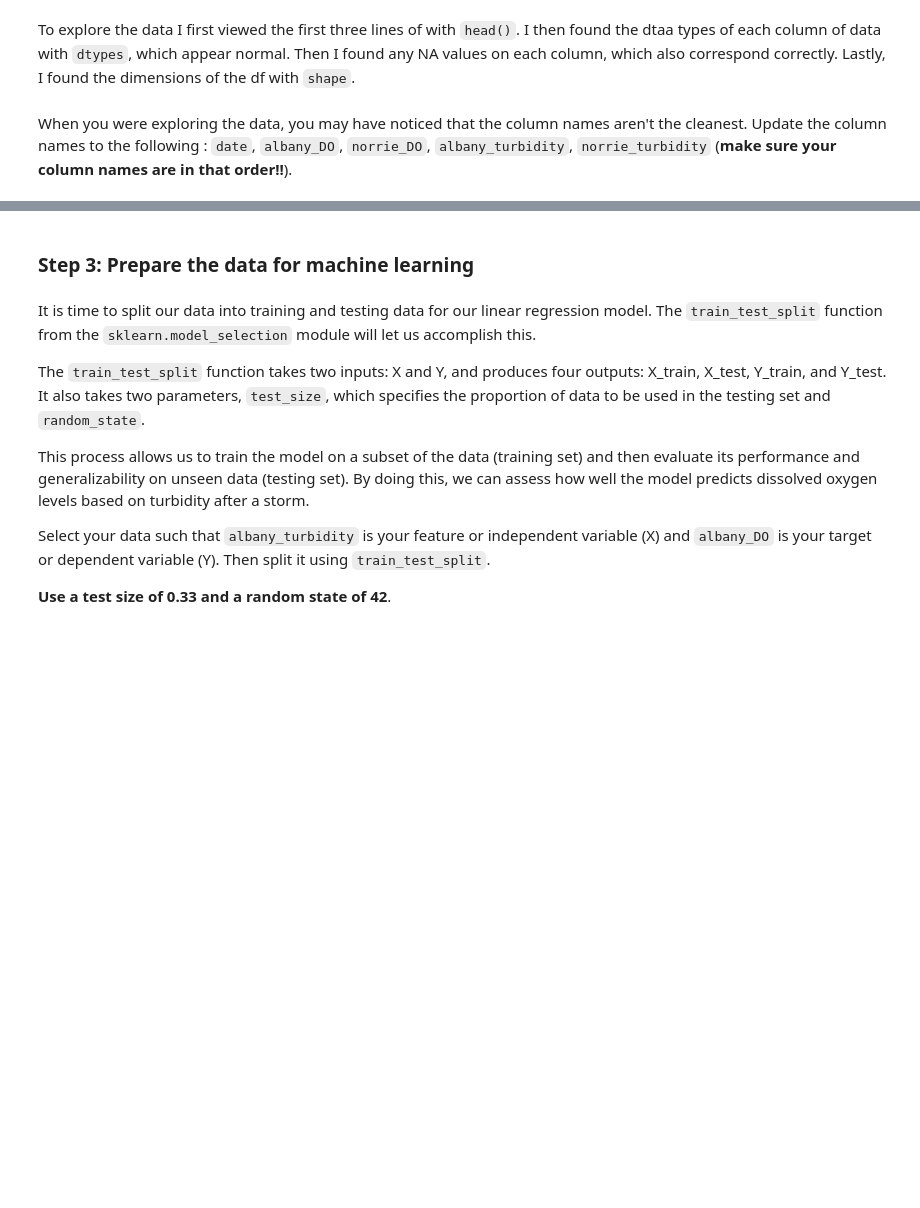
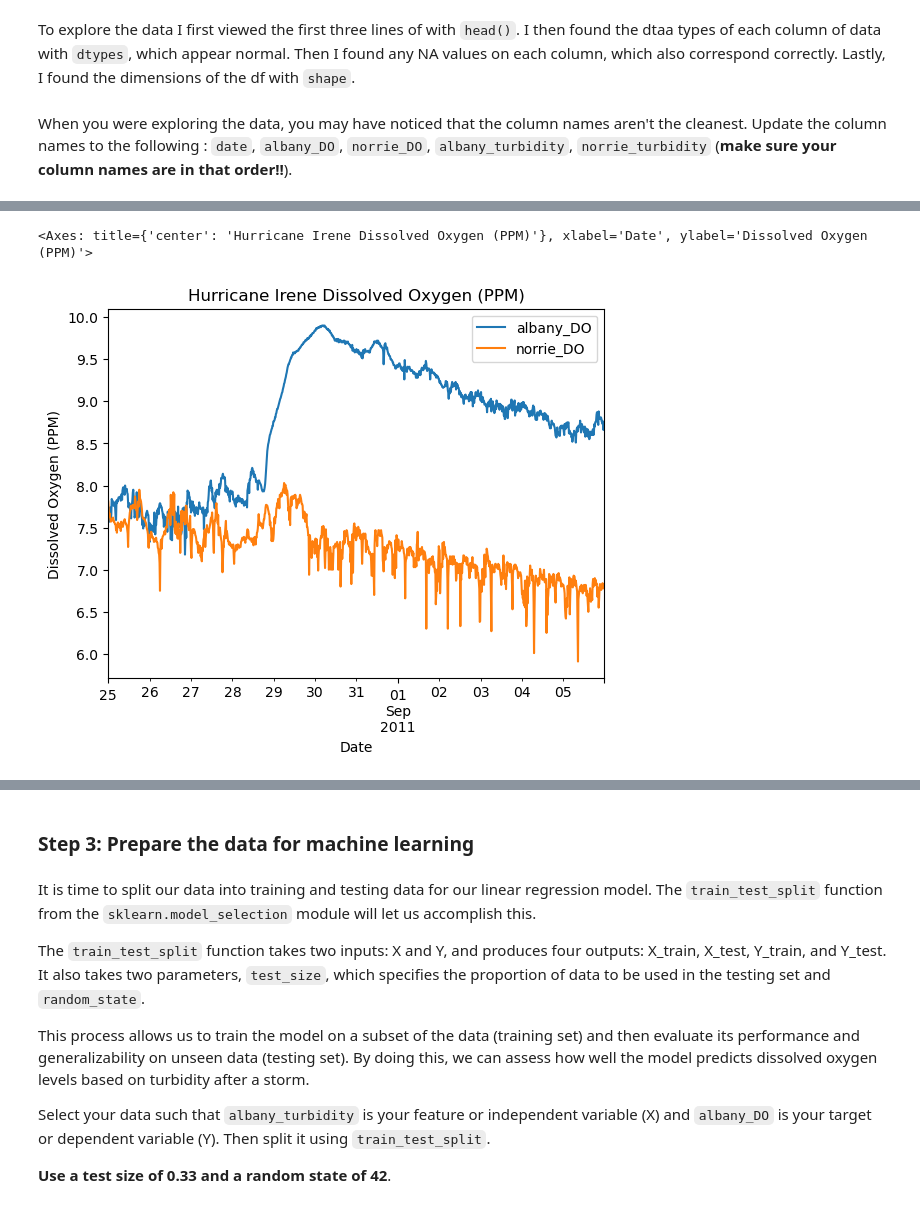
Before and after one commit to stephenccodes/EDS232-labs, a Jupyter notebook: Week1/Lab1-hurricane.ipynb, the cells around one changed output, grey strips where cells are left out. Cells and saved outputs as stored; diff of their text form; code cells hidden in the pictures; blank space fills up the shorter version.

```diff
--- a/Week1/Lab1-hurricane.ipynb
+++ b/Week1/Lab1-hurricane.ipynb
@@ -111,3 +119,6 @@ When you were exploring the data, you may have noticed that the column names are
 # %%
+#  Clean up the column names
+df = df.rename(columns={'Date Time (ET)': 'date', ' Port of Albany D.O. (ppm)': 'albany_DO', 'Norrie Point D.O. (ppm)': 'norrie_DO', ' Port of Albany Turbidity in NTU':'albany_turbidity', 'Norrie Point Turbidity in NTU':'norrie_turbidity'}).drop(['Piermont D.O. (ppm)', 'Piermont Turbidity in NTU'], axis=1)
 
-df # Check to make sure column names were updated
+# Check to make sure column names were updated
+df
@@ -113,0 +154,10 @@ df # Check to make sure column names were updated
+# %%
+df.plot(x= 'date',
+        y=['albany_DO','norrie_DO'],
+        title = 'Hurricane Irene Dissolved Oxygen (PPM)',
+        xlabel='Date',
+        ylabel='Dissolved Oxygen (PPM)'
+        )
+# %% [output]
+<Axes: title={'center': 'Hurricane Irene Dissolved Oxygen (PPM)'}, xlabel='Date', ylabel='Dissolved Oxygen (PPM)'>
+[figure, added]
```
Also changed, not shown: parts of 14 cells of this notebook, 1 other file.
